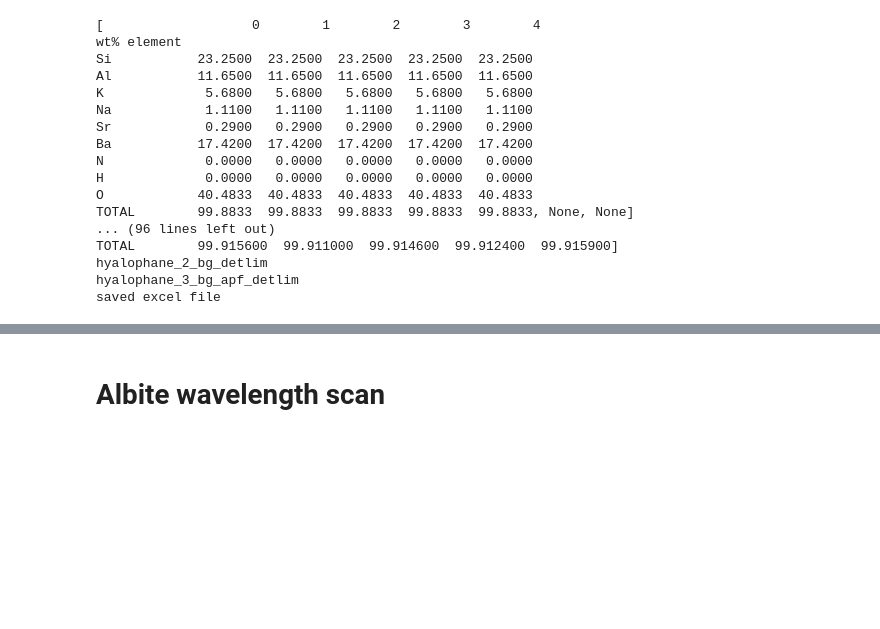
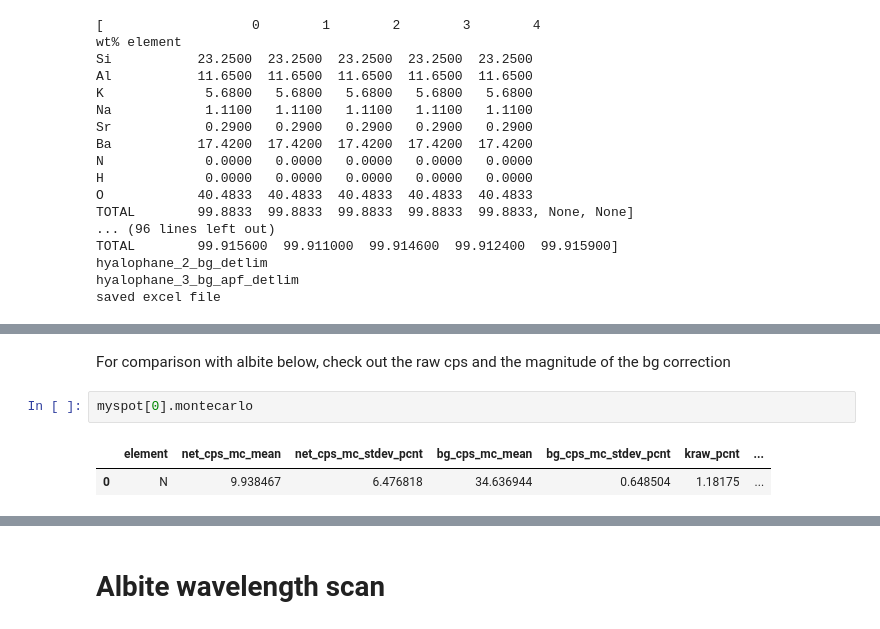
Before and after one commit to eleanor-m/n_epma_analysis, a Jupyter notebook: notebooks/03_hyalophane_StA.ipynb, the cells around one changed output, grey strips where cells are left out. Cells and saved outputs as stored; diff of their text form; blank space fills up the shorter version.

```diff
--- a/notebooks/03_hyalophane_StA.ipynb
+++ b/notebooks/03_hyalophane_StA.ipynb
@@ -426,0 +427,7 @@ pd.concat(n_summary, axis=1).transpose()
+# %% [markdown]
+For comparison with albite below, check out the raw cps and the magnitude of the bg correction
+# %%
+myspot[0].montecarlo
+# %% [output]
+|  | element | net_cps_mc_mean | net_cps_mc_stdev_pcnt | bg_cps_mc_mean | bg_cps_mc_stdev_pcnt | kraw_pcnt | ... |
+| 0 | N | 9.938467 | 6.476818 | 34.636944 | 0.648504 | 1.18175 | ... |
```
Also changed, not shown: parts of 21 cells of this notebook.
